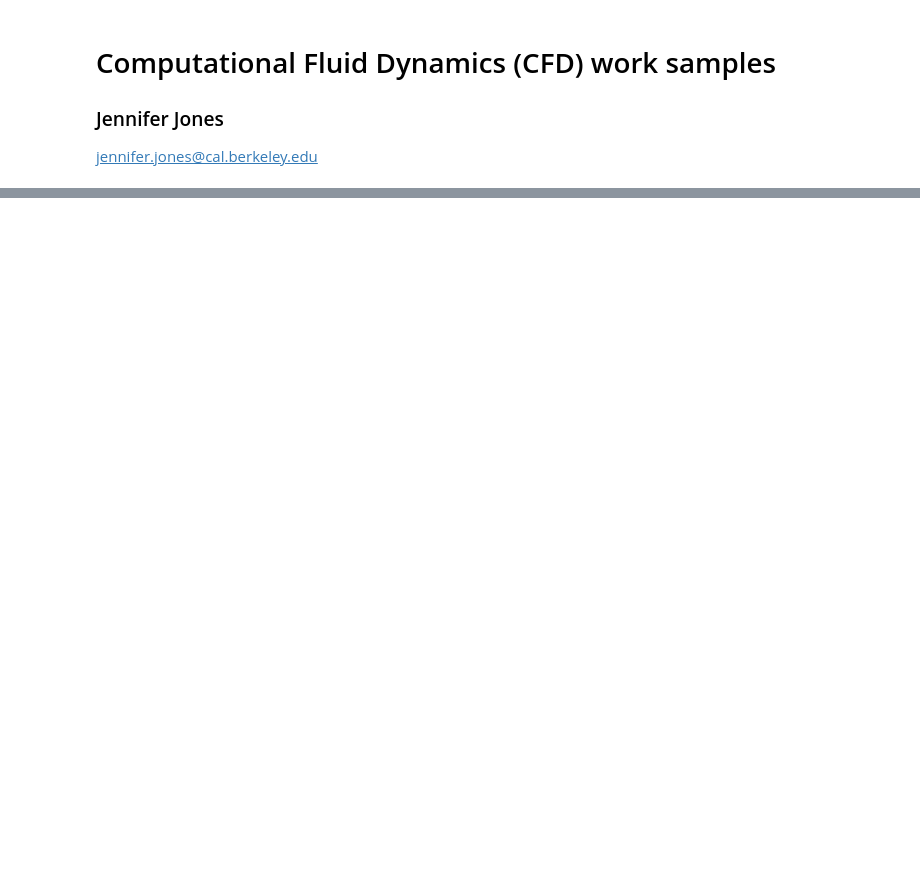
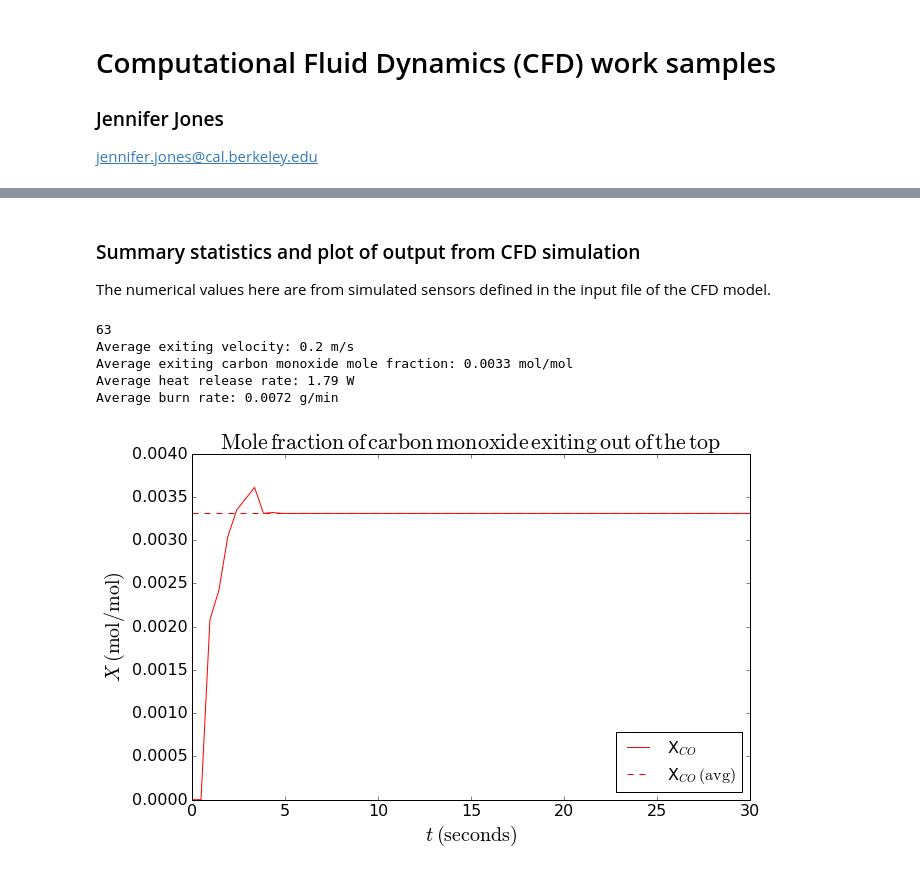
Before and after one commit to jljones/portfolio, a Jupyter notebook: cfd/work_samples.ipynb, the cells around one changed output, grey strips where cells are left out. Saved outputs shown, nothing was run; the diff lists cells and outputs as text; code cells hidden in the pictures; blank space fills up the shorter version.

```diff
--- a/cfd/work_samples.ipynb
+++ b/cfd/work_samples.ipynb
@@ -21,0 +118,4 @@ fds code sample of input file here
+# %% [markdown]
+### Summary statistics and plot of output from CFD simulation
+
+The numerical values here are from simulated sensors defined in the input file of the CFD model.
@@ -21,0 +127,47 @@ fds code sample of input file here
+# %%
+# Import CSV output file from the FDS simulation
+fds = pd.read_csv('images/ig6_devc.csv', skiprows = 1)
+fdsdf = pd.DataFrame(data=fds)
+fdsdf.describe() # units in s, degC, m/s, mol/mol, kW, kg/s
+hrr = fdsdf.HRR.tail(30).mean()*1000 # convert kW to Watts
+burn_rate = fdsdf.BURN_RATE.tail(30).mean()*1000*60 # convert kg to grams, seconds to minutes
+
+print(len(fdsdf.Xco_top))
+print('Average exiting velocity: %2.1f m/s' % fdsdf.v_top.tail(30).mean())
+print('Average exiting carbon monoxide mole fraction: %2.4f mol/mol' % fdsdf.Xco_top.tail(30).mean())
+print('Average heat release rate: %2.2f W' % hrr)
+print('Average burn rate: %2.4f g/min' % burn_rate)
+
+# Plot the output
+f, ax = plt.subplots()
+f.set_figheight(6.2)
+f.set_figwidth(10.0)
+sz_axes   = 16
+sz_labels = 20
+sz_title  = 22
+plt.rc('xtick', labelsize = sz_axes); plt.rc('ytick', labelsize = sz_axes)
+
+x  = fdsdf.Time
+y0 = fdsdf.v_top
+y1 = fdsdf.Xco_top
+y2 = fdsdf.Xs_top
+
+ax.plot(x, y1, 'r-', label = 'X$_{CO}$', linewidth = 1)
+ax.axhline(y = y1.tail(30).mean(), linestyle = '--', color = 'r', label = 'X$_{CO} \, \mathrm{(avg)}$', linewidth = 1)
+# ax.plot(x, y2, 'ko-', label = 'X$_{s}$', linewidth = 2)
+# ax.plot(x, y0, 'b-', label = 'vel [m/s]', linewidth = 1)
+
+ax.legend(loc = 0, fontsize = sz_axes)
+ax.set_xlabel('$t \: \mathrm{(seconds)}$', fontsize = sz_labels)
+ax.set_ylabel('$X \: (\mathrm{mol/mol})$', fontsize = sz_labels)
+
+ax.set_title('$\mathrm{Mole \, fraction \, of \, carbon \, monoxide \, exiting \, out \, of \, the \, top}$', fontsize = sz_title)
+
+show()
+# %% [output]
+63
+Average exiting velocity: 0.2 m/s
+Average exiting carbon monoxide mole fraction: 0.0033 mol/mol
+Average heat release rate: 1.79 W
+Average burn rate: 0.0072 g/min
+[figure, added]
```
Also changed, not shown: parts of 18 cells of this notebook.
